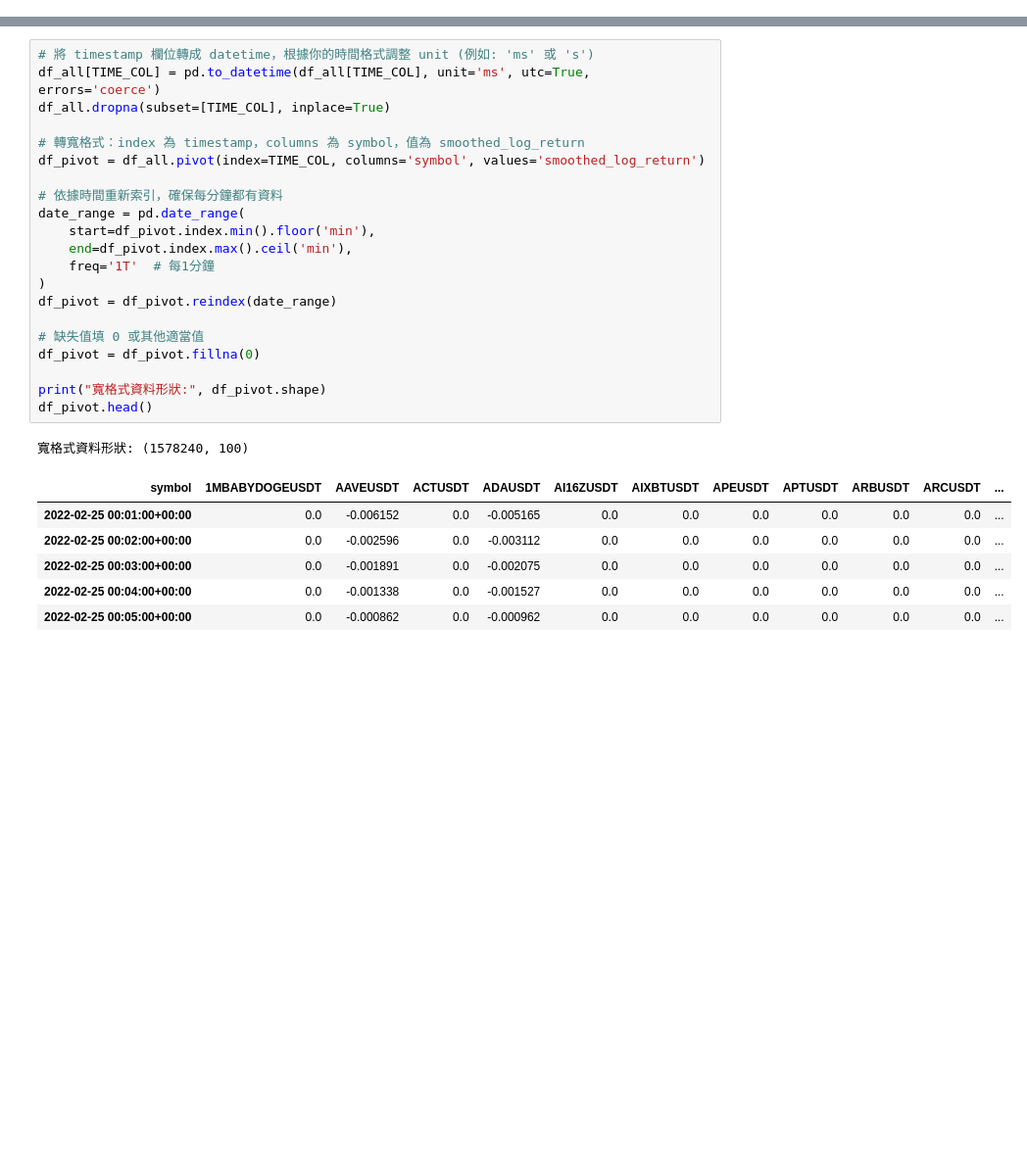
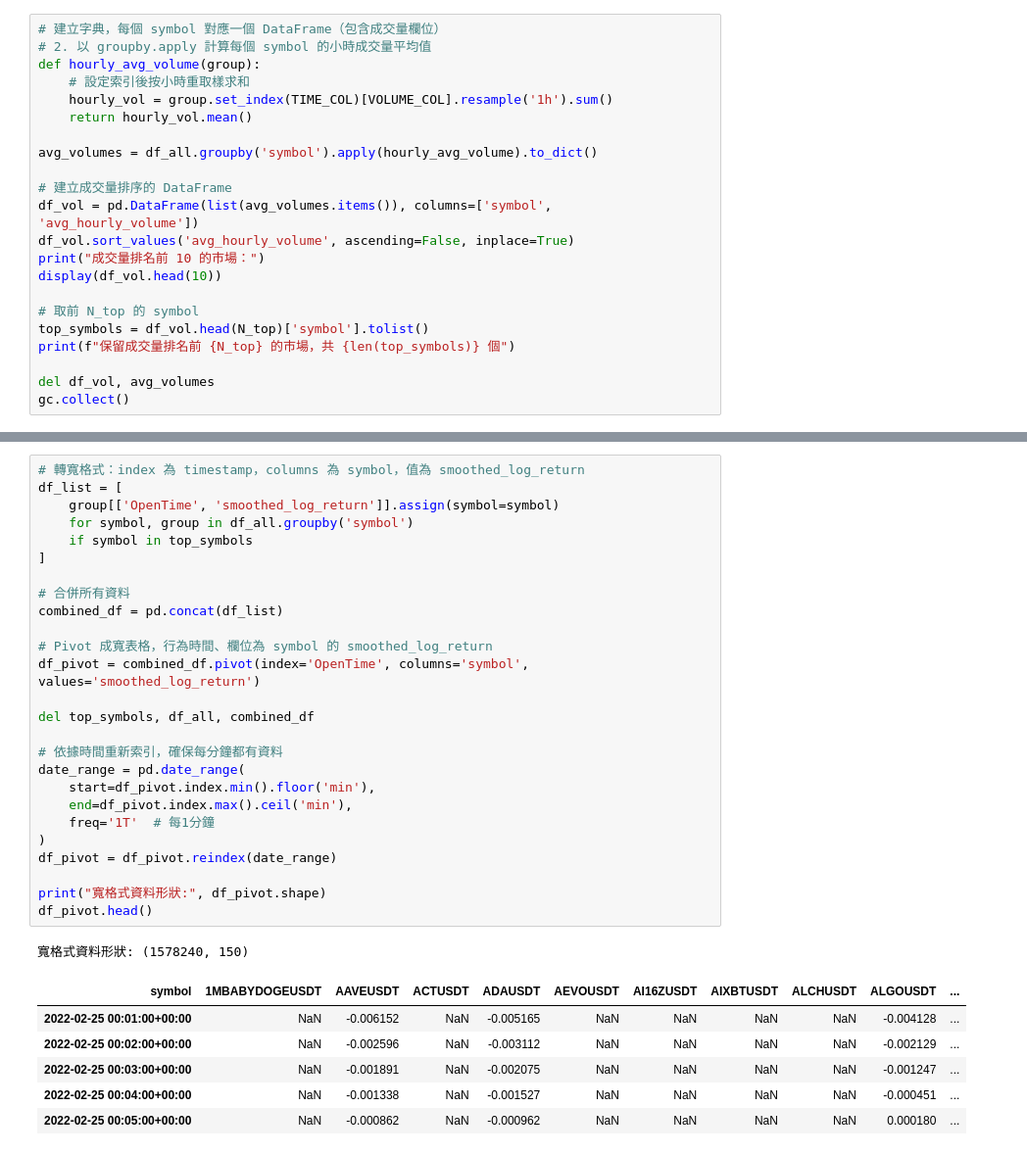
Before and after one commit to ChengYen-Tang/Crypto, a Jupyter notebook: statistics_arb/grouping.ipynb, the cells around one changed output, grey strips where cells are left out. Shown at 98% size. Saved outputs shown, nothing was run; the diff lists cells and outputs as text; blank space fills up the shorter version.

Commit message:
Update grouping

```diff
--- a/statistics_arb/grouping.ipynb
+++ b/statistics_arb/grouping.ipynb
@@ -198,0 +169,22 @@ Done
+# %%
+# 建立字典，每個 symbol 對應一個 DataFrame（包含成交量欄位）
+# 2. 以 groupby.apply 計算每個 symbol 的小時成交量平均值
+def hourly_avg_volume(group):
+    # 設定索引後按小時重取樣求和
+    hourly_vol = group.set_index(TIME_COL)[VOLUME_COL].resample('1h').sum()
+    return hourly_vol.mean()
+
+avg_volumes = df_all.groupby('symbol').apply(hourly_avg_volume).to_dict()
+
+# 建立成交量排序的 DataFrame
+df_vol = pd.DataFrame(list(avg_volumes.items()), columns=['symbol', 'avg_hourly_volume'])
+df_vol.sort_values('avg_hourly_volume', ascending=False, inplace=True)
+print("成交量排名前 10 的市場：")
+display(df_vol.head(10))
+
+# 取前 N_top 的 symbol
+top_symbols = df_vol.head(N_top)['symbol'].tolist()
+print(f"保留成交量排名前 {N_top} 的市場，共 {len(top_symbols)} 個")
+
+del df_vol, avg_volumes
+gc.collect()
@@ -199,32 +206,37 @@ Done
 # %%
-# 將 timestamp 欄位轉成 datetime，根據你的時間格式調整 unit (例如: 'ms' 或 's')
-df_all[TIME_COL] = pd.to_datetime(df_all[TIME_COL], unit='ms', utc=True, errors='coerce')
-df_all.dropna(subset=[TIME_COL], inplace=True)
+# 轉寬格式：index 為 timestamp，columns 為 symbol，值為 smoothed_log_return
+df_list = [
+    group[['OpenTime', 'smoothed_log_return']].assign(symbol=symbol)
+    for symbol, group in df_all.groupby('symbol')
+    if symbol in top_symbols
+]
 
-# 轉寬格式：index 為 timestamp，columns 為 symbol，值為 smoothed_log_return
-df_pivot = df_all.pivot(index=TIME_COL, columns='symbol', values='smoothed_log_return')
+# 合併所有資料
+combined_df = pd.concat(df_list)
+
+# Pivot 成寬表格，行為時間、欄位為 symbol 的 smoothed_log_return
+df_pivot = combined_df.pivot(index='OpenTime', columns='symbol', values='smoothed_log_return')
+
+del top_symbols, df_all, combined_df
 
 # 依據時間重新索引，確保每分鐘都有資料
 date_range = pd.date_range(
     start=df_pivot.index.min().floor('min'),
     end=df_pivot.index.max().ceil('min'),
     freq='1T'  # 每1分鐘
 )
 df_pivot = df_pivot.reindex(date_range)
 
-# 缺失值填 0 或其他適當值
-df_pivot = df_pivot.fillna(0)
-
 print("寬格式資料形狀:", df_pivot.shape)
 df_pivot.head()
 # %% [output]
-寬格式資料形狀: (1578240, 100)
+寬格式資料形狀: (1578240, 150)
-| symbol | 1MBABYDOGEUSDT | AAVEUSDT | ACTUSDT | ADAUSDT | AI16ZUSDT | AIXBTUSDT | APEUSDT | APTUSDT | ARBUSDT | ARCUSDT | ... |
-| 2022-02-25 00:01:00+00:00 | 0.0 | -0.006152 | 0.0 | -0.005165 | 0.0 | 0.0 | 0.0 | 0.0 | 0.0 | 0.0 | ... |
-| 2022-02-25 00:02:00+00:00 | 0.0 | -0.002596 | 0.0 | -0.003112 | 0.0 | 0.0 | 0.0 | 0.0 | 0.0 | 0.0 | ... |
-| 2022-02-25 00:03:00+00:00 | 0.0 | -0.001891 | 0.0 | -0.002075 | 0.0 | 0.0 | 0.0 | 0.0 | 0.0 | 0.0 | ... |
-| 2022-02-25 00:04:00+00:00 | 0.0 | -0.001338 | 0.0 | -0.001527 | 0.0 | 0.0 | 0.0 | 0.0 | 0.0 | 0.0 | ... |
-| 2022-02-25 00:05:00+00:00 | 0.0 | -0.000862 | 0.0 | -0.000962 | 0.0 | 0.0 | 0.0 | 0.0 | 0.0 | 0.0 | ... |
+| symbol | 1MBABYDOGEUSDT | AAVEUSDT | ACTUSDT | ADAUSDT | AEVOUSDT | AI16ZUSDT | AIXBTUSDT | ALCHUSDT | ALGOUSDT | ... |
+| 2022-02-25 00:01:00+00:00 | NaN | -0.006152 | NaN | -0.005165 | NaN | NaN | NaN | NaN | -0.004128 | ... |
+| 2022-02-25 00:02:00+00:00 | NaN | -0.002596 | NaN | -0.003112 | NaN | NaN | NaN | NaN | -0.002129 | ... |
+| 2022-02-25 00:03:00+00:00 | NaN | -0.001891 | NaN | -0.002075 | NaN | NaN | NaN | NaN | -0.001247 | ... |
+| 2022-02-25 00:04:00+00:00 | NaN | -0.001338 | NaN | -0.001527 | NaN | NaN | NaN | NaN | -0.000451 | ... |
+| 2022-02-25 00:05:00+00:00 | NaN | -0.000862 | NaN | -0.000962 | NaN | NaN | NaN | NaN | 0.000180 | ... |
 # %%
 # 使用皮爾遜相關係數計算市場間相似度 (columns 為 symbol)
 cor_matrix = df_pivot.corr(method='pearson')
```
Also changed, not shown: parts of 12 cells of this notebook.
